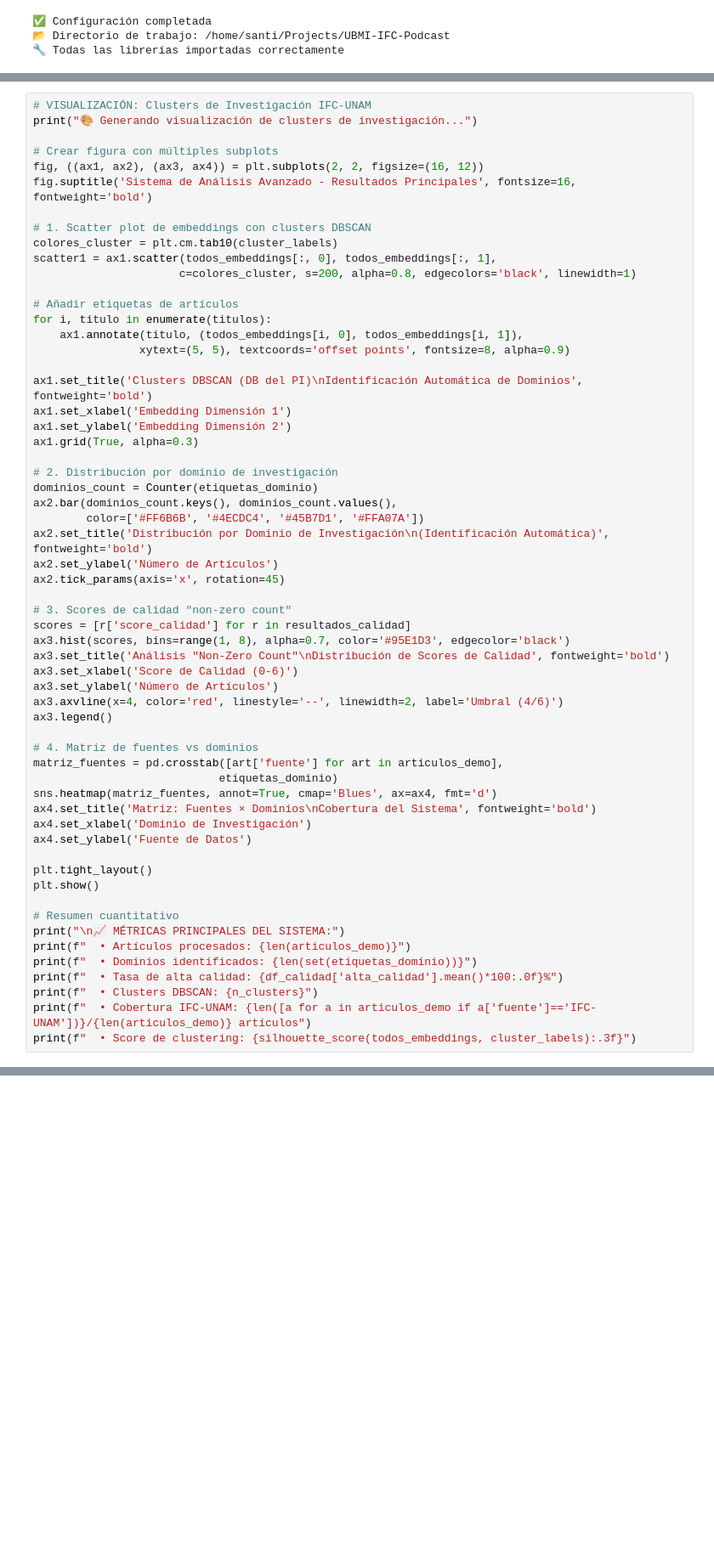
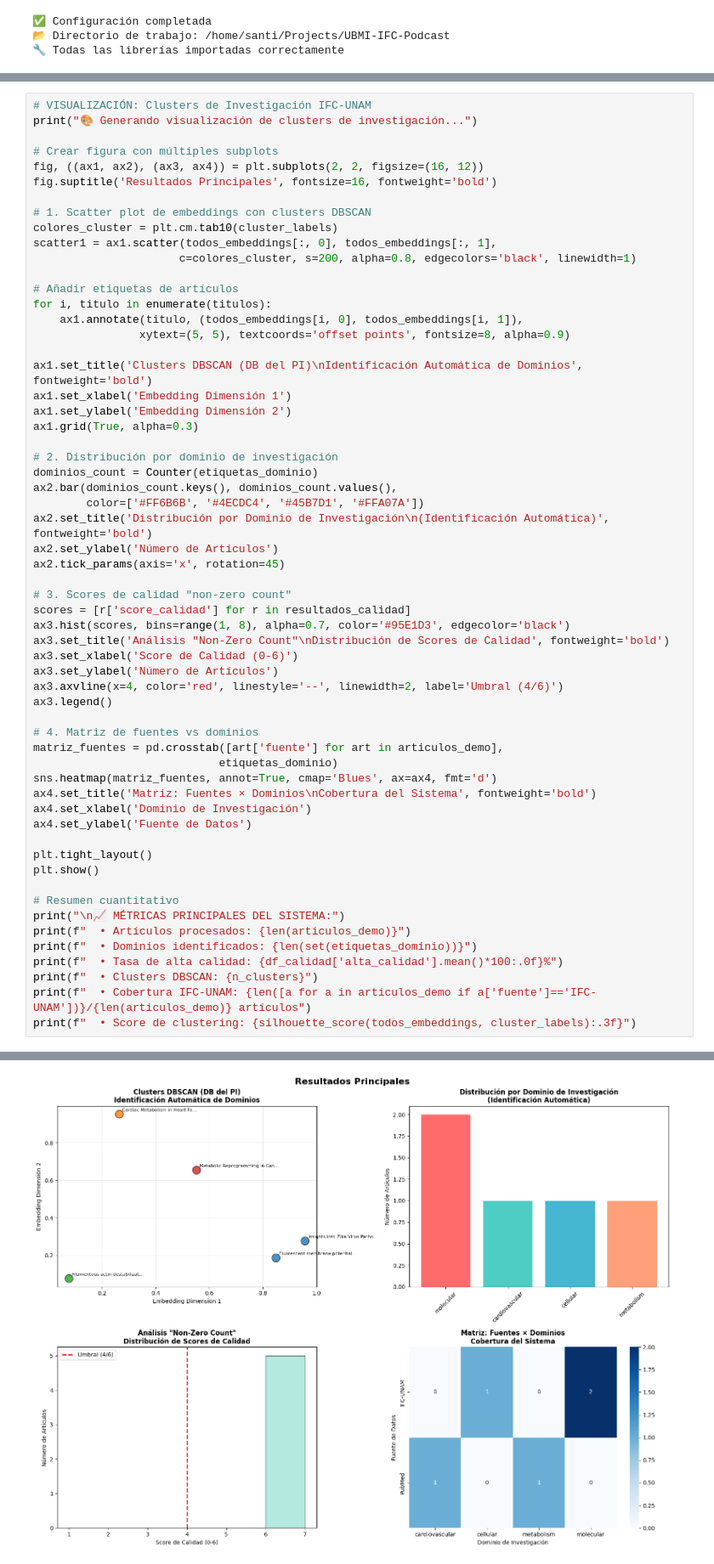
Before and after one commit to santi-rios/UBMI-IFC-Podcast, a Jupyter notebook: notebooks/PRESENTACION_PI_SISTEMA_PODCASTS.ipynb, the cells around one changed output, grey strips where cells are left out. Shown at 85% size. Cells and saved outputs as stored; diff of their text form; blank space fills up the shorter version.

```diff
--- a/notebooks/PRESENTACION_PI_SISTEMA_PODCASTS.ipynb
+++ b/notebooks/PRESENTACION_PI_SISTEMA_PODCASTS.ipynb
@@ -661,7 +590,7 @@ print("🎨 Generando visualización de clusters de investigación...")
 
 # Crear figura con múltiples subplots
 fig, ((ax1, ax2), (ax3, ax4)) = plt.subplots(2, 2, figsize=(16, 12))
-fig.suptitle('Sistema de Análisis Avanzado - Resultados Principales', fontsize=16, fontweight='bold')
+fig.suptitle('Resultados Principales', fontsize=16, fontweight='bold')
 
 # 1. Scatter plot de embeddings con clusters DBSCAN
 colores_cluster = plt.cm.tab10(cluster_labels)
@@ -714,3 +643,4 @@ print(f"  • Tasa de alta calidad: {df_calidad['alta_calidad'].mean()*100:.0f}%
 print(f"  • Clusters DBSCAN: {n_clusters}")
 print(f"  • Cobertura IFC-UNAM: {len([a for a in articulos_demo if a['fuente']=='IFC-UNAM'])}/{len(articulos_demo)} artículos")
 print(f"  • Score de clustering: {silhouette_score(todos_embeddings, cluster_labels):.3f}")
+# %% [output]
@@ -716,0 +648 @@ print(f"  • Score de clustering: {silhouette_score(todos_embeddings, cluster_l
+[figure, added]
```
Also changed, not shown: parts of 9 cells of this notebook.
